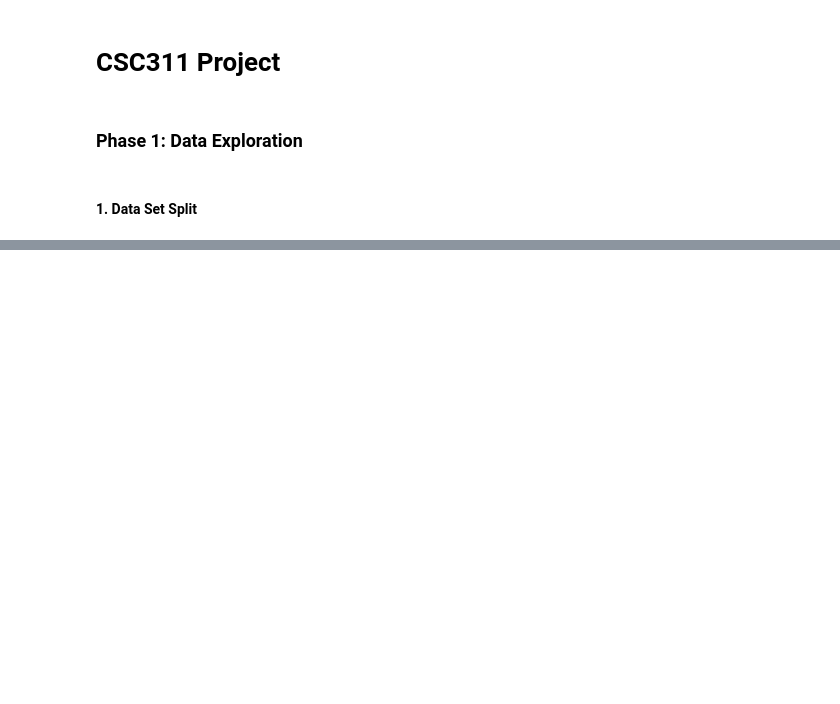
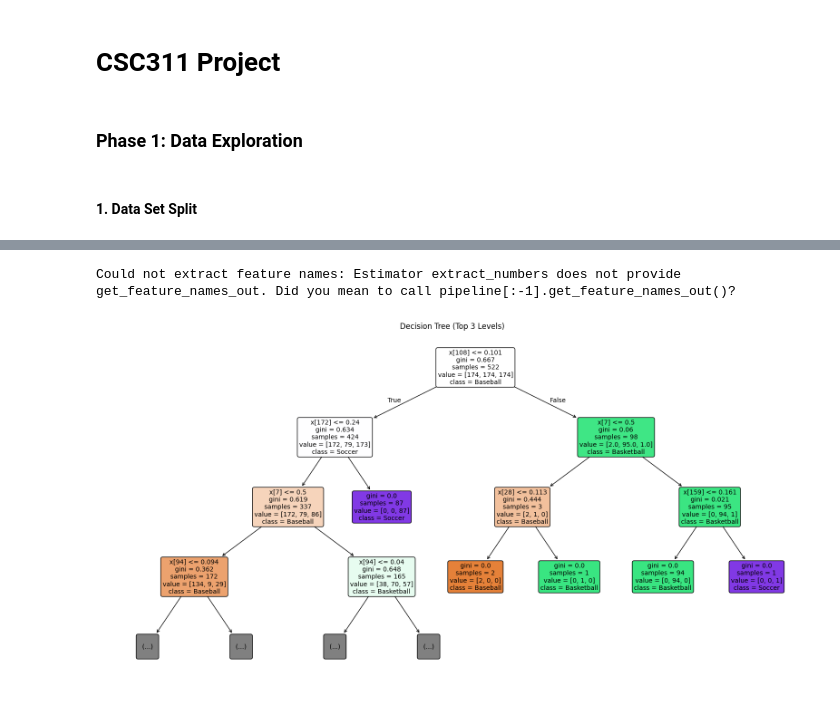
Before and after one commit to Lapis-Lazuli-31415/CSC311-Project, a Jupyter notebook: src/data_exploration.ipynb, the cells around one changed output, grey strips where cells are left out. Drawn from its saved outputs; the diff is of its cells as text; code cells hidden in the pictures; blank space fills up the shorter version.

```diff
--- a/src/data_exploration.ipynb
+++ b/src/data_exploration.ipynb
@@ -51,0 +389,33 @@ Datasets successfully saved to data/raw/
+# %%
+import matplotlib.pyplot as plt
+from sklearn.tree import plot_tree
+
+# 1. Extract the fitted preprocessor and the decision tree from your best pipeline
+fitted_preprocessor = best_model_pipeline.named_steps['preprocessor']
+best_tree = best_model_pipeline.named_steps['tree']
+
+# 2. Get the feature names generated by the ColumnTransformer (TF-IDF, Multi-hot, etc.)
+try:
+    feature_names = fitted_preprocessor.get_feature_names_out()
+    # Clean up the names (sklearn adds prefixes like 'tfidf_song__' to the names)
+    feature_names = [name.split('__')[-1] for name in feature_names]
+except Exception as e:
+    print(f"Could not extract feature names: {e}")
+    feature_names = None
+
+# 3. Plot the tree
+plt.figure(figsize=(20, 10))
+plot_tree(
+    best_tree,
+    feature_names=feature_names,
+    class_names=best_tree.classes_.astype(str),
+    filled=True,
+    rounded=True,
+    max_depth=3, # Limit visual depth so the plot is actually readable
+    fontsize=10
+)
+plt.title("Decision Tree (Top 3 Levels)")
+plt.show()
+# %% [output]
+Could not extract feature names: Estimator extract_numbers does not provide get_feature_names_out. Did you mean to call pipeline[:-1].get_feature_names_out()?
+[figure, added]
```
Also changed, not shown: parts of 20 cells of this notebook, 5 other files.
